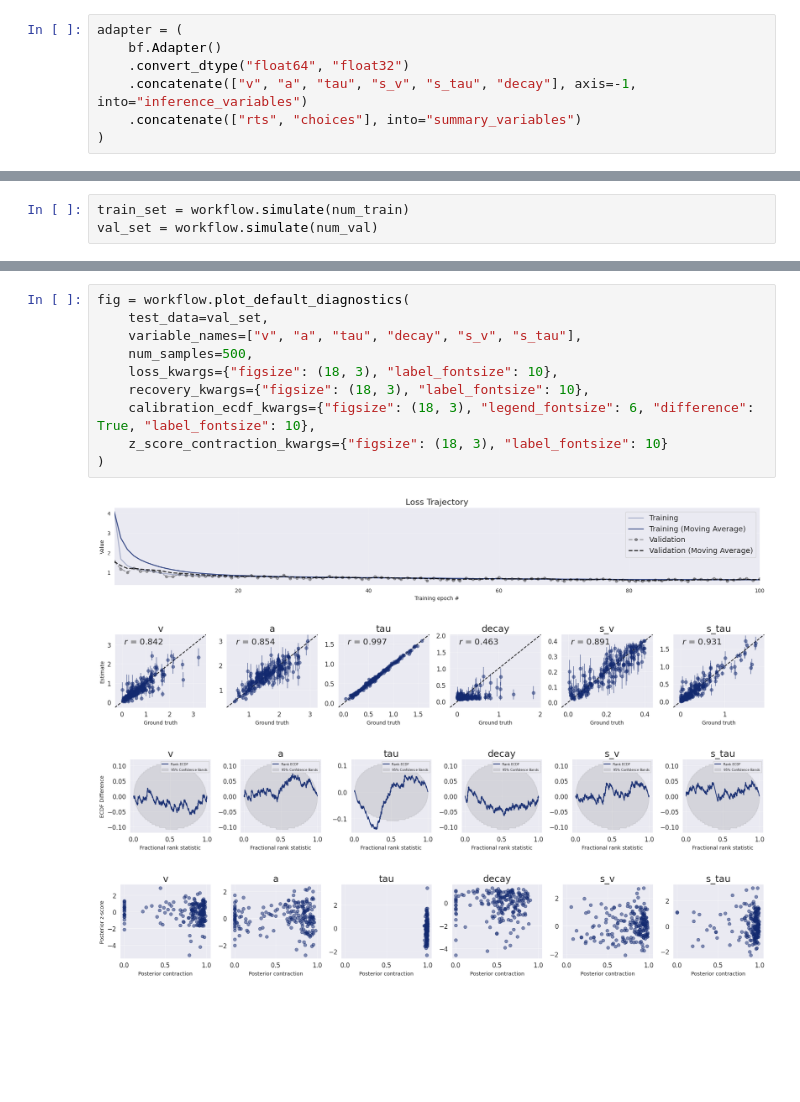
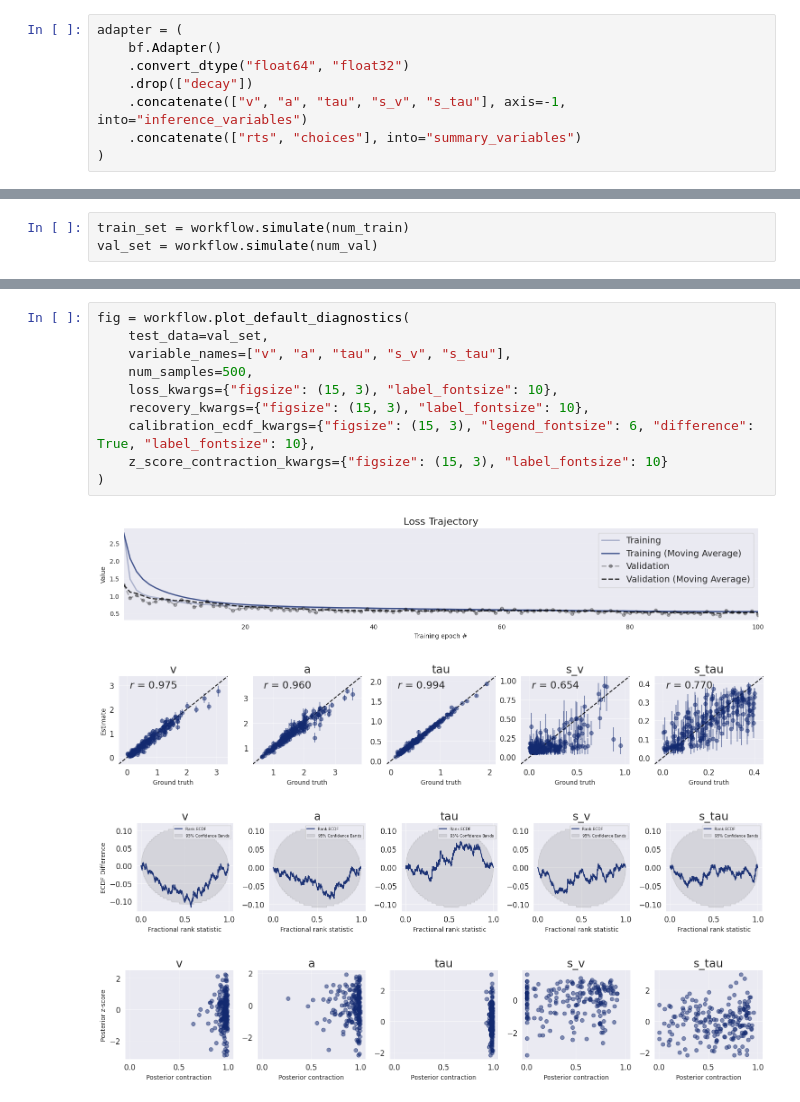
Before and after one commit to bayesflow-org/CogFormer, a Jupyter notebook: playgrounds/ddm_playground.ipynb, the cells around one changed output, grey strips where cells are left out. Drawn from its saved outputs; the diff is of its cells as text; blank space fills up the shorter version.

```diff
--- a/playgrounds/ddm_playground.ipynb
+++ b/playgrounds/ddm_playground.ipynb
@@ -35,7 +26,8 @@ simulator = DDM()
 adapter = (
     bf.Adapter()
     .convert_dtype("float64", "float32")
-    .concatenate(["v", "a", "tau", "s_v", "s_tau", "decay"], axis=-1, into="inference_variables")
+    .drop(["decay"])
+    .concatenate(["v", "a", "tau", "s_v", "s_tau"], axis=-1, into="inference_variables")
     .concatenate(["rts", "choices"], into="summary_variables")
 )
 # %%
@@ -97,15 +80,15 @@ INFO:bayesflow:Training is now finished.
 # %%
 fig = workflow.plot_default_diagnostics(
     test_data=val_set,
-    variable_names=["v", "a", "tau", "decay", "s_v", "s_tau"],
+    variable_names=["v", "a", "tau", "s_v", "s_tau"],
     num_samples=500,
-    loss_kwargs={"figsize": (18, 3), "label_fontsize": 10},
-    recovery_kwargs={"figsize": (18, 3), "label_fontsize": 10},
-    calibration_ecdf_kwargs={"figsize": (18, 3), "legend_fontsize": 6, "difference": True, "label_fontsize": 10},
-    z_score_contraction_kwargs={"figsize": (18, 3), "label_fontsize": 10}
+    loss_kwargs={"figsize": (15, 3), "label_fontsize": 10},
+    recovery_kwargs={"figsize": (15, 3), "label_fontsize": 10},
+    calibration_ecdf_kwargs={"figsize": (15, 3), "legend_fontsize": 6, "difference": True, "label_fontsize": 10},
+    z_score_contraction_kwargs={"figsize": (15, 3), "label_fontsize": 10}
 )
 # %% [output]
-[figure, old version]
+[figure, new version]
-[figure, old version]
+[figure, new version]
-[figure, old version]
+[figure, new version]
-[figure, old version]
+[figure, new version]
```
Also changed, not shown: parts of 4 cells of this notebook, 1 other file.
